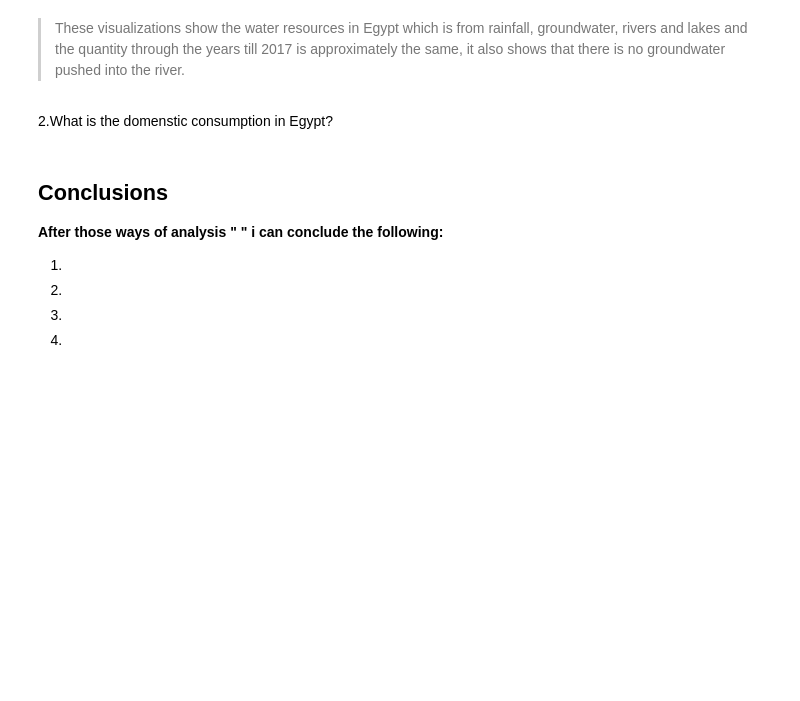
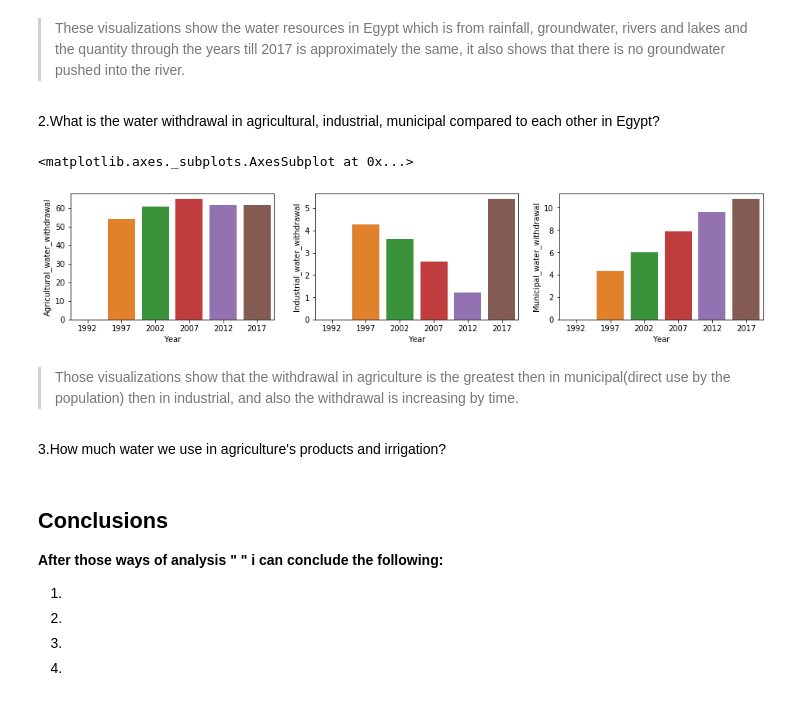
Before and after one commit to OmdenaAI/omdena-egypt-freshwater, a Jupyter notebook: src/visualizations/AnalyzeWaterConsumptionInEgyptOnAquastatDataset_notebook.ipynb, the cells around one changed output. Drawn from its saved outputs; the diff is of its cells as text; code cells hidden in the pictures; blank space fills up the shorter version.

Commit message:
updated analyze water consumption in Egypt

```diff
--- a/src/visualizations/AnalyzeWaterConsumptionInEgyptOnAquastatDataset_notebook.ipynb
+++ b/src/visualizations/AnalyzeWaterConsumptionInEgyptOnAquastatDataset_notebook.ipynb
@@ -316,7 +315,28 @@ sns.relplot(x="Year", y="Surface_water:_total_external_renewable", data=df);
 # %% [markdown]
 > These visualizations show the water resources in Egypt which is from rainfall, groundwater, rivers and lakes and the quantity through the years till 2017 is approximately the same, it also shows that there is no groundwater pushed into the river.
 # %% [markdown]
-2.What is the domenstic consumption in Egypt?
+2.What is the water withdrawal in agricultural, industrial, municipal compared to each other in Egypt?
+# %%
+# visualization of withdrawal in agricultural, industrial, municipal
+# figure size
+plt.figure(figsize = [16, 3])
+#add figure title
+# LEFT plot
+plt.subplot(1, 3, 1)
+sns.barplot(data = df, x = 'Year', y = 'Agricultural_water_withdrawal')
+# middle plot
+plt.subplot(1, 3, 2)
+sns.barplot(data = df, x = 'Year', y = 'Industrial_water_withdrawal')
+# right plot
+plt.subplot(1, 3, 3)
+sns.barplot(data = df, x = 'Year', y = 'Municipal_water_withdrawal')
+# %% [output]
+<matplotlib.axes._subplots.AxesSubplot at 0x...>
+[figure, added]
+# %% [markdown]
+> Those visualizations show that the withdrawal in agriculture is the greatest then in municipal(direct use by the population) then in industrial, and also the withdrawal is increasing by time.
+# %% [markdown]
+3.How much water we use in agriculture's products and irrigation?
 # %% [markdown]
 <a id='conclusions'></a>
 ## Conclusions
```
Also changed, not shown: parts of 1 cell of this notebook.
